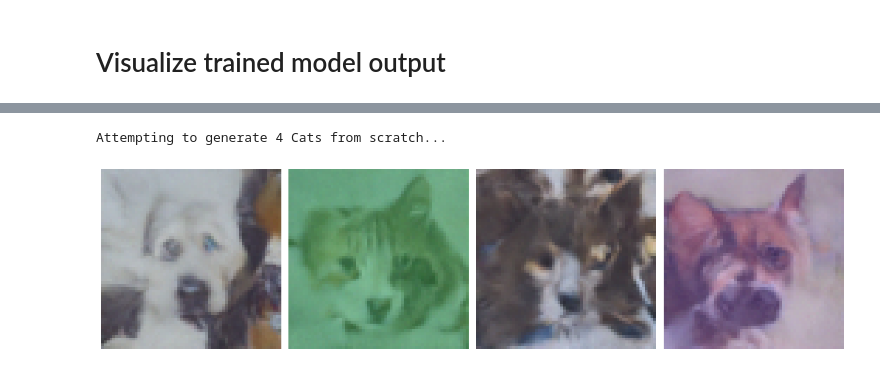
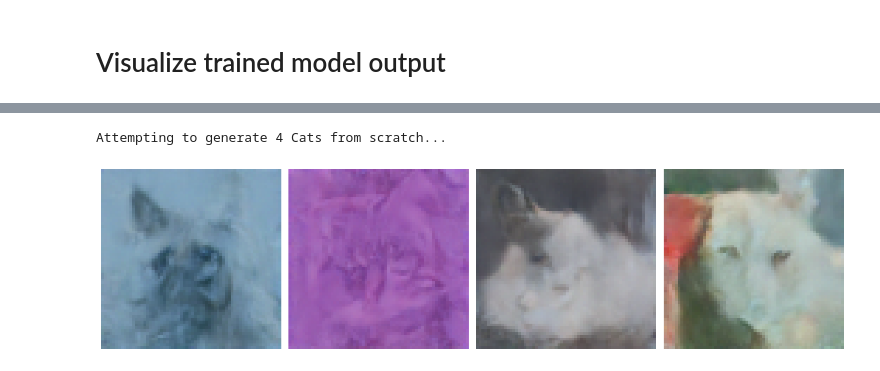
Before and after one commit to robertbejan/deepavance, a Jupyter notebook: miniproject_diffusion.ipynb, the cells around one changed output, grey strips where cells are left out. Saved outputs shown, nothing was run; the diff lists cells and outputs as text; code cells hidden in the pictures.

```diff
--- a/miniproject_diffusion.ipynb
+++ b/miniproject_diffusion.ipynb
@@ -402,7 +414,13 @@ def train_epoch(model, dataloader, optimizer, device, epoch, num_epochs, img_siz
         t = diffusion.sample_timesteps(data.shape[0])
         x_t, noise = diffusion.noise_images(data, t)
 
-        predicted_noise = model(x_t, t, clip_cond)
+        # Classifier-free guidance: 10% of the time, use null embedding (zeros)
+        # This forces the model to generate good content without conditioning
+        mask = torch.rand(data.shape[0], device=device) < 0.1
+        null_emb = torch.zeros_like(clip_cond)
+        clip_cond_masked = torch.where(mask.unsqueeze(1), null_emb, clip_cond)
+
+        predicted_noise = model(x_t, t, clip_cond_masked)
 
         loss = mse(noise, predicted_noise)
 
@@ -616,9 +641,9 @@ plt.show()
 # %%
 import matplotlib.pyplot as plt
 
-def generate_from_scratch(model, diffusion, class_label=0, clip_embeddings=None, n_images=4):
+def generate_from_scratch(model, diffusion, class_label=0, clip_embeddings=None, guidance_scale=2.0, n_images=4):
     """
-    Generates images from pure noise (Step 1000 -> 0).
+    Generates images from pure noise with classifier-free guidance.
     """
     model.eval()
     with torch.no_grad():
@@ -628,10 +653,19 @@ def generate_from_scratch(model, diffusion, class_label=0, clip_embeddings=None,
         # Get CLIP embedding for target class
         target_clip_emb = clip_embeddings[class_label].unsqueeze(0).expand(n_images, -1).to(device)
 
-        # 2. Denoise loop (Full 1000 steps)
+        # 2. Denoise loop with classifier-free guidance
         for i in reversed(range(1, diffusion.noise_steps)):
             t = torch.ones(n_images).long().to(device) * i
-            predicted_noise = model(x, t, target_clip_emb)
+
+            # Predict with conditioning
+            predicted_noise_cond = model(x, t, target_clip_emb)
+
+            # Predict without conditioning (guidance)
+            null_emb = torch.zeros_like(target_clip_emb)
+            predicted_noise_uncond = model(x, t, null_emb)
+
+            # Combine with guidance
+            predicted_noise = predicted_noise_uncond + guidance_scale * (predicted_noise_cond - predicted_noise_uncond)
 
             alpha = diffusion.alpha[t][:, None, None, None]
             alpha_hat = diffusion.alpha_hat[t][:, None, None, None]
@@ -643,31 +677,31 @@ def generate_from_scratch(model, diffusion, class_label=0, clip_embeddings=None,
                 noise = torch.zeros_like(x)
 
             x = (1 / torch.sqrt(alpha)) * (x - ((1 - alpha) / (torch.sqrt(1 - alpha_hat))) * predicted_noise) + torch.sqrt(beta) * noise
             x = torch.clamp(x, -1.0, 1.0)
 
     # 3. Un-normalize from [-1, 1] to [0, 1]
     x = (x.clamp(-1, 1) + 1) / 2
     return x
 
 # --- RUN DIAGNOSTIC ---
 diff_debug = Diffusion(img_size=IMG_SIZE, device=device, schedule="cosine")
 
 # Generate 4 Cats
 print("Attempting to generate 4 Cats from scratch...")
 gen_imgs = generate_from_scratch(model, diff_debug, class_label=1, clip_embeddings=clip_embeddings, n_images=4)
 
 plt.figure(figsize=(15, 5))
 for i in range(len(gen_imgs)):
     plt.subplot(1, 4, i+1)
 
     img = gen_imgs[i].detach().cpu()
     img = img.permute(1, 2, 0)
 
     plt.imshow(img.clamp(0, 1))
     plt.axis('off')
 
 plt.tight_layout()
 plt.show()
 # %% [output]
 Attempting to generate 4 Cats from scratch...
-[figure, old version]
+[figure, new version]
```
Also changed, not shown: parts of 5 cells of this notebook.
